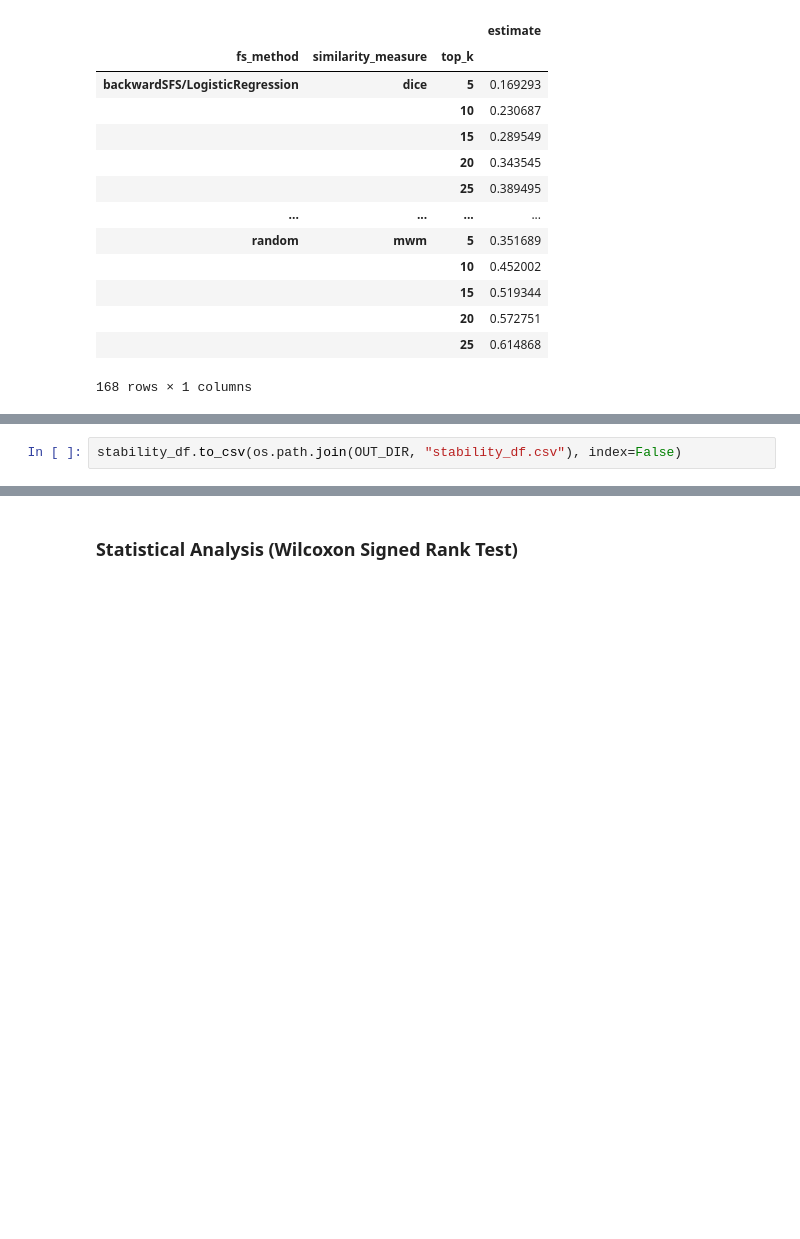
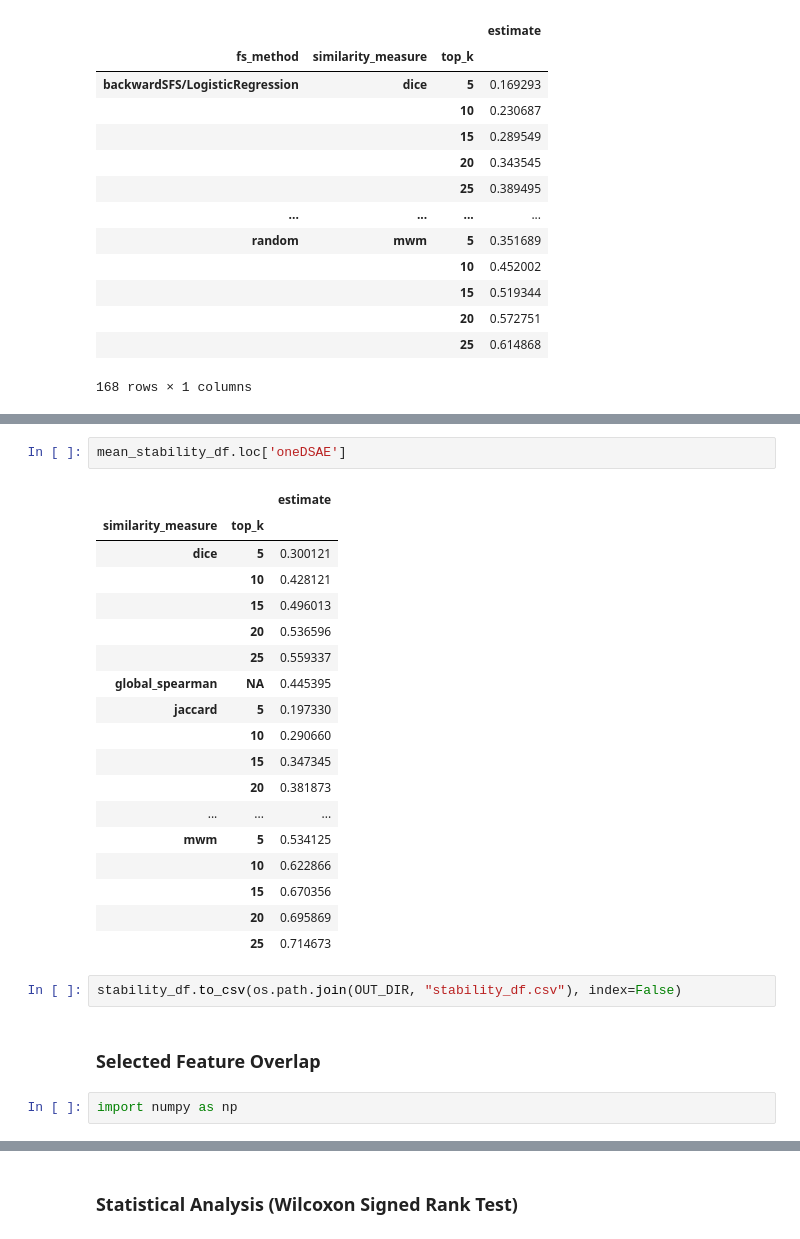
Before and after one commit to sithin-int/autoencoder, a Jupyter notebook: stability_analysis.ipynb, the cells around one changed output, grey strips where cells are left out. Saved outputs shown, nothing was run; the diff lists cells and outputs as text; blank space fills up the shorter version.

```diff
--- a/stability_analysis.ipynb
+++ b/stability_analysis.ipynb
@@ -92,2 +92,27 @@ mean_stability_df.loc['ensembleDSAE']
+# %%
+mean_stability_df.loc['oneDSAE']
+# %% [output]
+|  |  | estimate |
+| similarity_measure | top_k |  |
+| dice | 5 | 0.300121 |
+|  | 10 | 0.428121 |
+|  | 15 | 0.496013 |
+|  | 20 | 0.536596 |
+|  | 25 | 0.559337 |
+| global_spearman | NA | 0.445395 |
+| jaccard | 5 | 0.197330 |
+|  | 10 | 0.290660 |
+|  | 15 | 0.347345 |
+|  | 20 | 0.381873 |
+| ... | ... | ... |
+| mwm | 5 | 0.534125 |
+|  | 10 | 0.622866 |
+|  | 15 | 0.670356 |
+|  | 20 | 0.695869 |
+|  | 25 | 0.714673 |
 # %%
 stability_df.to_csv(os.path.join(OUT_DIR, "stability_df.csv"), index=False)
+# %% [markdown]
+### Selected Feature Overlap
+# %%
+import numpy as np
```
Also changed, not shown: parts of 25 cells of this notebook, 15 other files.
